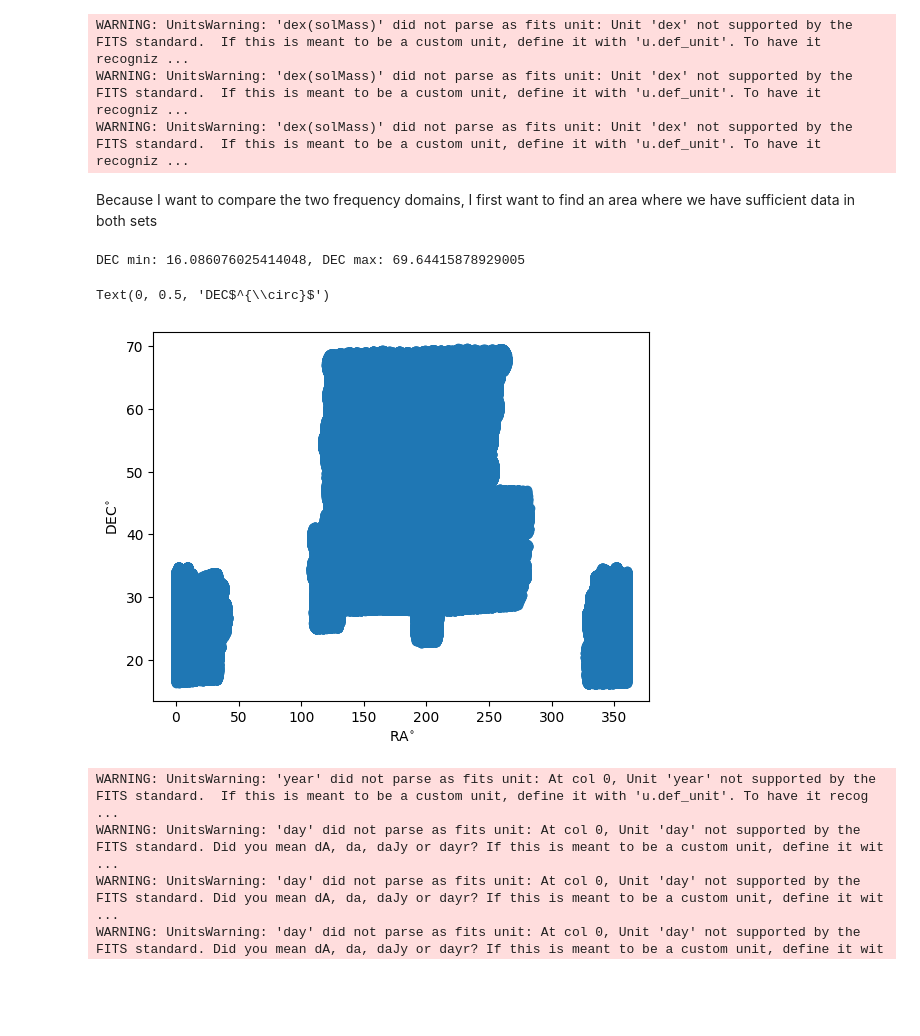
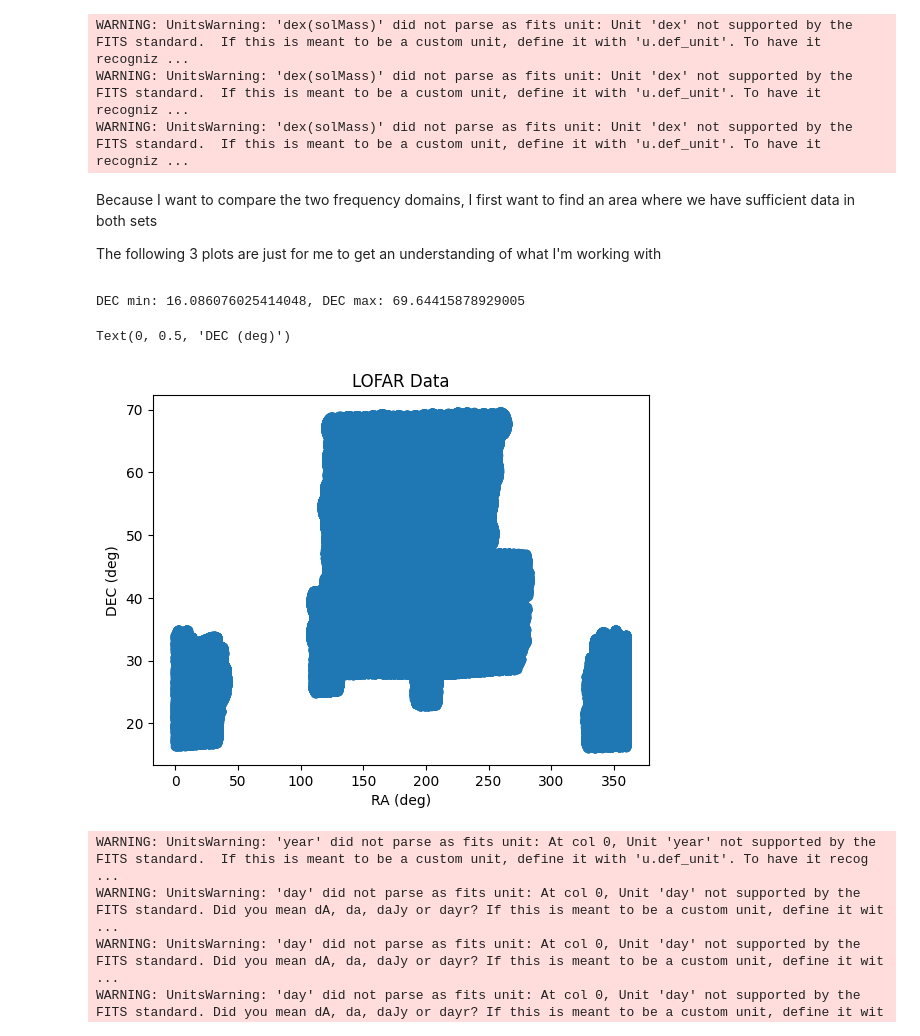
Before and after one commit to Svuem/datasets-AGN-mini-project, a Jupyter notebook: Mini_project.ipynb, the cells around one changed output. Drawn from its saved outputs; the diff is of its cells as text; code cells hidden in the pictures; blank space fills up the shorter version.

```diff
--- a/Mini_project.ipynb
+++ b/Mini_project.ipynb
@@ -21,20 +22,22 @@ WARNING: UnitsWarning: 'dex(solMass)' did not parse as fits unit: Unit 'dex' not
 df_lofar = df_lofar[df_lofar['flag_qual'] == 1]
 # overwriting should be fine here
 # %% [markdown]
-Because I want to compare the two frequency domains, I first want to find an area where we have sufficient data in both sets
+Because I want to compare the two frequency domains, I first want to find an area where we have sufficient data in both sets <p />
+The following 3 plots are just for me to get an understanding of what I'm working with
 # %%
 # get an idea what I'm looking at
 #print(df_lofar.head)
 dec_max = df_lofar['DEC'].max()
 dec_min = df_lofar['DEC'].min()
 print(f"DEC min: {dec_min}, DEC max: {dec_max}")
 plt.scatter(df_lofar['RA'], df_lofar['DEC'])
-plt.xlabel(r'RA($^{\circ}$)')
-plt.ylabel(r'DEC($^{\circ}$)')
+plt.title('LOFAR Data')
+plt.xlabel('RA (deg)')
+plt.ylabel('DEC (deg)')
 # %% [output]
 DEC min: 16.086076025414048, DEC max: 69.64415878929005
-Text(0, 0.5, 'DEC$^{\\circ}$')
+Text(0, 0.5, 'DEC (deg)')
-[figure, old version]
+[figure, new version]
 # %%
 #load the FIRST dataset, which is at around 1.4 GHz
 
```
Also changed, not shown: parts of 16 cells of this notebook, 2 other files.
